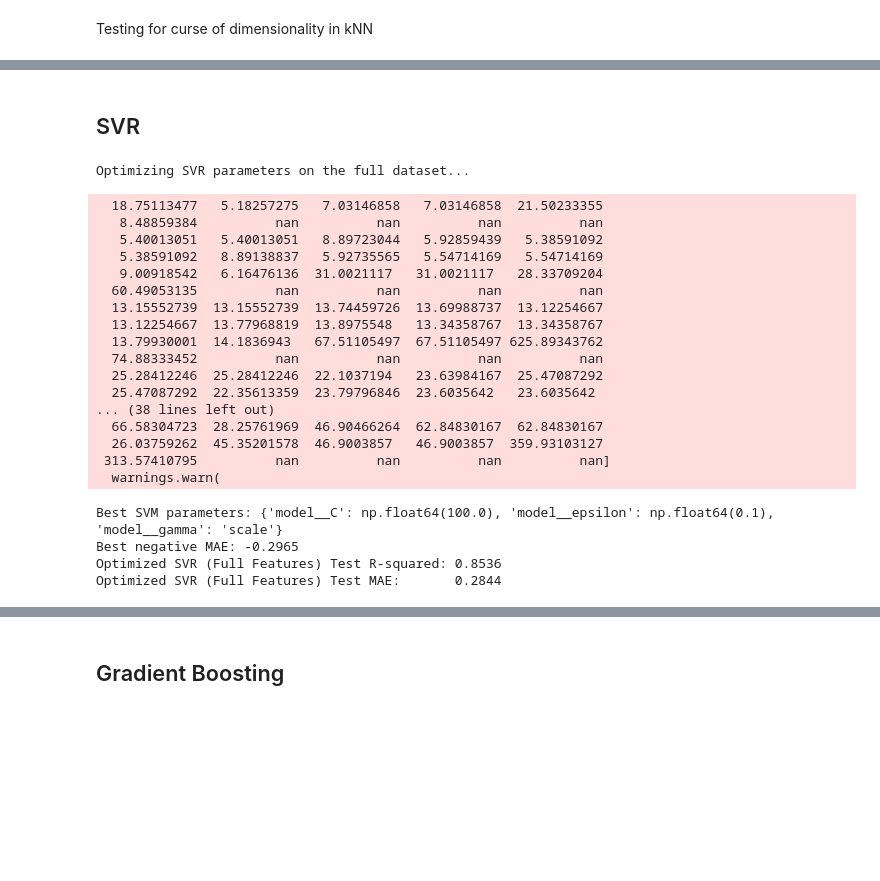
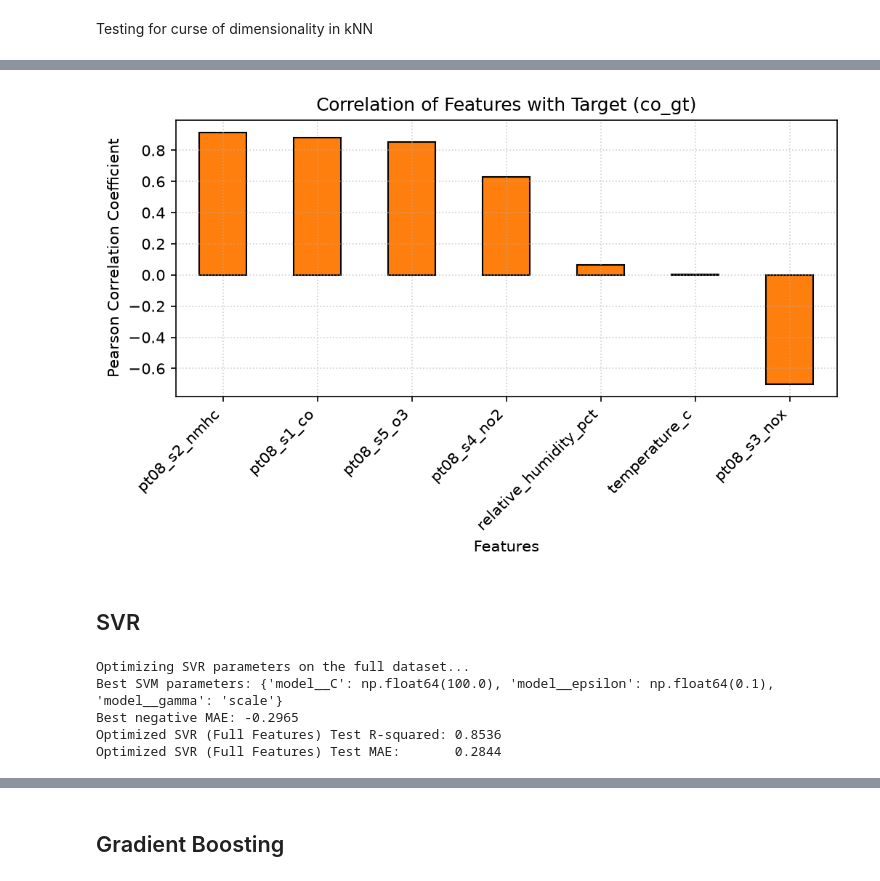
Before and after one commit to AMfromUofG/ENG4200-CW2-Group-Air_A, a Jupyter notebook: CW2_Air_A.ipynb, the cells around one changed output, grey strips where cells are left out. Drawn from its saved outputs; the diff is of its cells as text; code cells hidden in the pictures; blank space fills up the shorter version.

```diff
--- a/CW2_Air_A.ipynb
+++ b/CW2_Air_A.ipynb
@@ -428,3 +464,21 @@ plt.show()
+# %%
+# Calculate correlation of each feature in X_train with the target y_train
+correlations_knn = X_train.corrwith(y_train).sort_values(ascending=False)
+
+# Plot the correlation with each feature using a bar chart
+fig, ax = plt.subplots(figsize=(7, 4.5), dpi=150)
+
+correlations_knn.plot(kind="bar", color="tab:orange", ax=ax, edgecolor="black")
+
+ax.set_title("Correlation of Features with Target (co_gt)", fontsize=12)
+ax.set_xlabel("Features", fontsize=10)
+ax.set_ylabel("Pearson Correlation Coefficient", fontsize=10)
+ax.grid(True, linestyle=":", alpha=0.6)
+plt.xticks(rotation=45, ha="right")
+plt.tight_layout()
+plt.show()
+# %% [output]
+[figure, added]
 # %% [markdown]
 ## SVR
 # %%
@@ -433,11 +487,12 @@ pipe_svm_full = Pipeline([
     ('model', SVR())
 ])
 
-cs = np.logspace(-3, 3, 7)
+cs = np.logspace(-3, 3, 13)
+epsilons = np.logspace(-3, 0, 7)
 
 svm_param_grid_full = {
     'model__C': cs,
-    'model__epsilon': cs[0:5],
+    'model__epsilon': epsilons,
     'model__gamma': ['scale', 'auto', 0.01, 0.1]
 }
 
@@ -467,25 +522,8 @@ print(f"Optimized SVR (Full Features) Test R-squared: {optimized_svm_full_r2:.4f
 print(f"Optimized SVR (Full Features) Test MAE:       {svm_full_mae:.4f}")
 # %% [output]
 Optimizing SVR parameters on the full dataset...
+Best SVM parameters: {'model__C': np.float64(100.0), 'model__epsilon': np.float64(0.1), 'model__gamma': 'scale'}
+Best negative MAE: -0.2965
+Optimized SVR (Full Features) Test R-squared: 0.8536
+Optimized SVR (Full Features) Test MAE:       0.2844
-  18.75113477   5.18257275   7.03146858   7.03146858  21.50233355
-   8.48859384          nan          nan          nan          nan
-   5.40013051   5.40013051   8.89723044   5.92859439   5.38591092
-   5.38591092   8.89138837   5.92735565   5.54714169   5.54714169
-   9.00918542   6.16476136  31.0021117   31.0021117   28.33709204
-  60.49053135          nan          nan          nan          nan
-  13.15552739  13.15552739  13.74459726  13.69988737  13.12254667
-  13.12254667  13.77968819  13.8975548   13.34358767  13.34358767
-  13.79930001  14.1836943   67.51105497  67.51105497 625.89343762
-  74.88333452          nan          nan          nan          nan
-  25.28412246  25.28412246  22.1037194   23.63984167  25.47087292
-  25.47087292  22.35613359  23.79796846  23.6035642   23.6035642
-... (38 lines left out)
-  66.58304723  28.25761969  46.90466264  62.84830167  62.84830167
-  26.03759262  45.35201578  46.9003857   46.9003857  359.93103127
- 313.57410795          nan          nan          nan          nan]
-  warnings.warn(
-Best SVM parameters: {'model__C': np.float64(100.0), 'model__epsilon': np.float64(0.1), 'model__gamma': 'scale'}
-Best negative MAE: -0.2965
-Optimized SVR (Full Features) Test R-squared: 0.8536
-Optimized SVR (Full Features) Test MAE:       0.2844
 # %%
```
Also changed, not shown: parts of 9 cells of this notebook.
